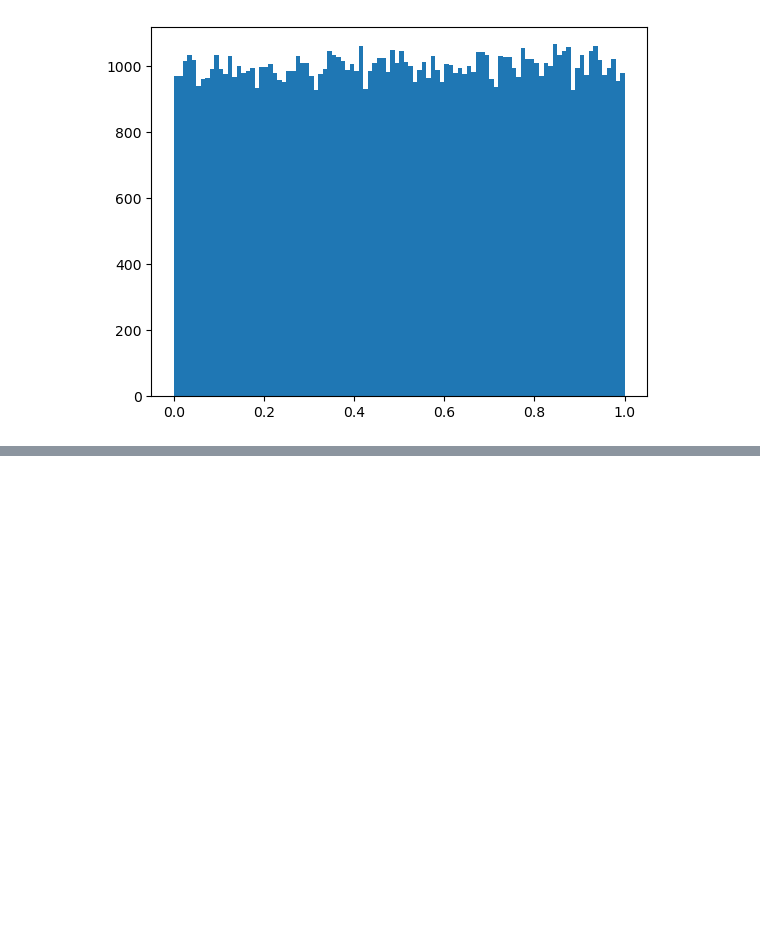
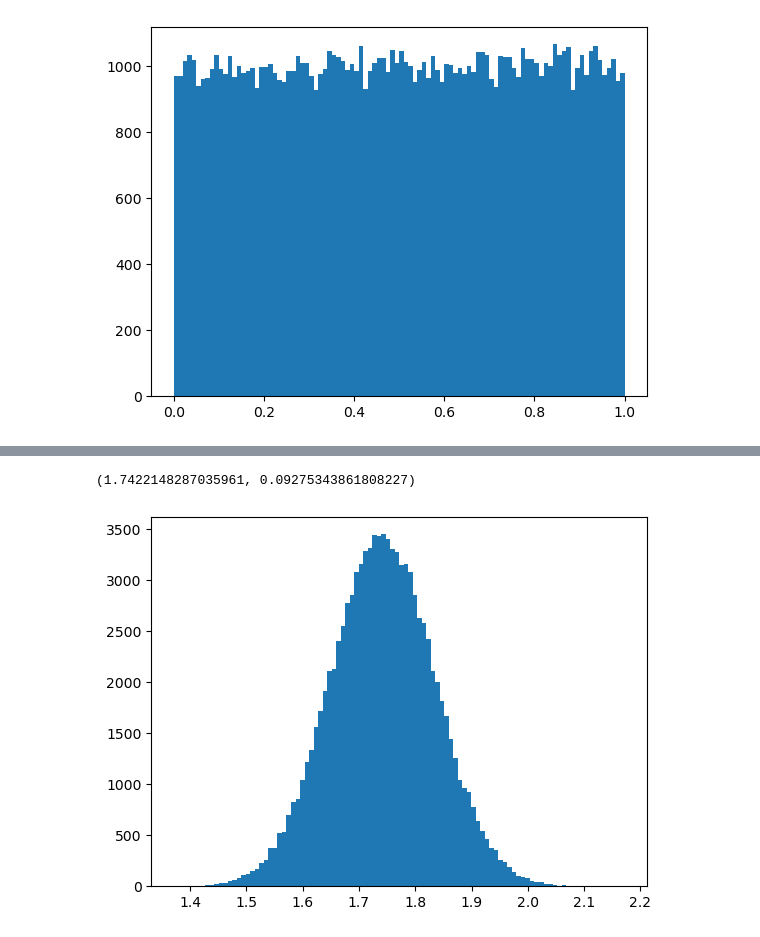
Before and after one commit to ahans30/Multi-Armted-Bandit, a Jupyter notebook: visualize.ipynb, the cells around one changed output, grey strips where cells are left out. Saved outputs shown, nothing was run; the diff lists cells and outputs as text; code cells hidden in the pictures; blank space fills up the shorter version.

```diff
--- a/experiment.ipynb
+++ b/visualize.ipynb
@@ -42,3 +42,6 @@ plt.hist(normal, bins = 100)
 plt.show()
 # %% [output]
 [figure]
+# %%
+params = dict(zip(list(range(10)), [{'loc': np.random.uniform(-1,1), 'scale': np.random.uniform(0,5)} for _ in range(10)]))
+params
@@ -44,0 +59,11 @@ plt.show()
+# %%
+k = 3
+params[k]['loc'], params[k]['scale']
+# %% [output]
+(1.7422148287035961, 0.09275343861808227)
+# %%
+normal = [np.random.normal(params[k]['loc'], params[k]['scale']) for _ in range(100_000)]
+plt.hist(normal, bins = 100)
+plt.show()
+# %% [output]
+[figure, added]
```
Also changed, not shown: parts of 7 cells of this notebook, 5 other files.
